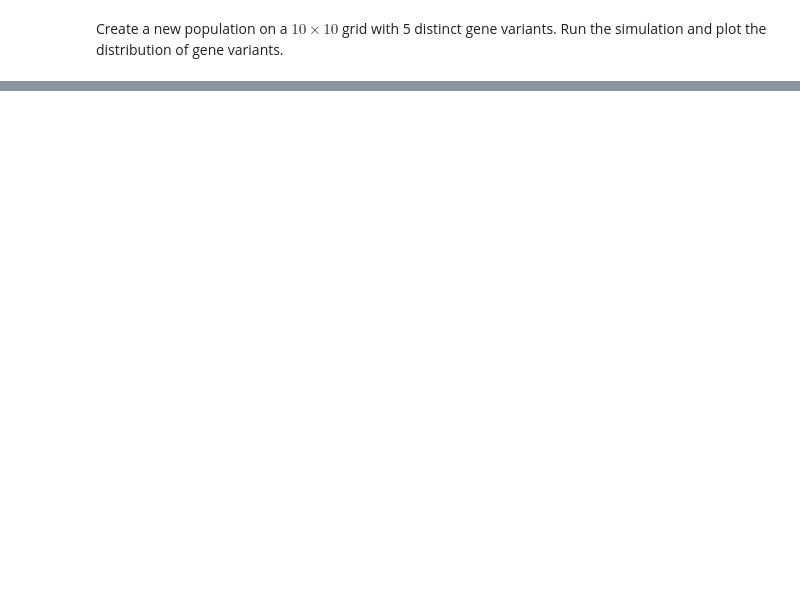
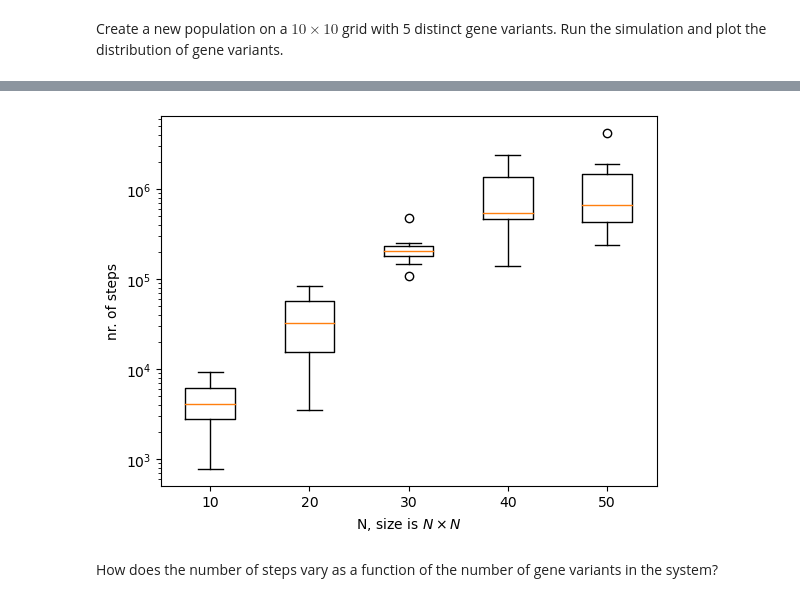
Before and after one commit to gjbex/Scientific-Python, a Jupyter notebook: source-code/numpy/genetic_drift.ipynb, the cells around one changed output, grey strips where cells are left out. Cells and saved outputs as stored; diff of their text form; code cells hidden in the pictures; blank space fills up the shorter version.

```diff
--- a/source-code/numpy/genetic_drift.ipynb
+++ b/source-code/numpy/genetic_drift.ipynb
@@ -197,0 +222,10 @@ plot_history(population)
+# %%
+data = []
+for size in range(10, 51, 10):
+    print(f'size = {size}')
+    data.append([])
+    for i in range(10):
+        print(f'\trun {i}')
+        population = Population((size, size), 2)
+        population.run()
+        data[-1].append(population.nr_steps)
@@ -197,0 +250,10 @@ plot_history(population)
+# %%
+plt.boxplot(data)
+plt.xticks(ticks=[1, 2, 3, 4, 5], labels=list(range(10, 51, 10)))
+plt.yscale('log')
+plt.xlabel(r'N, size is $N \times N$')
+plt.ylabel('nr. of steps');
+# %% [output]
+[figure, added]
+# %% [markdown]
+How does the number of steps vary as a function of the number of gene variants in the system?
```
Also changed, not shown: parts of 21 cells of this notebook.
